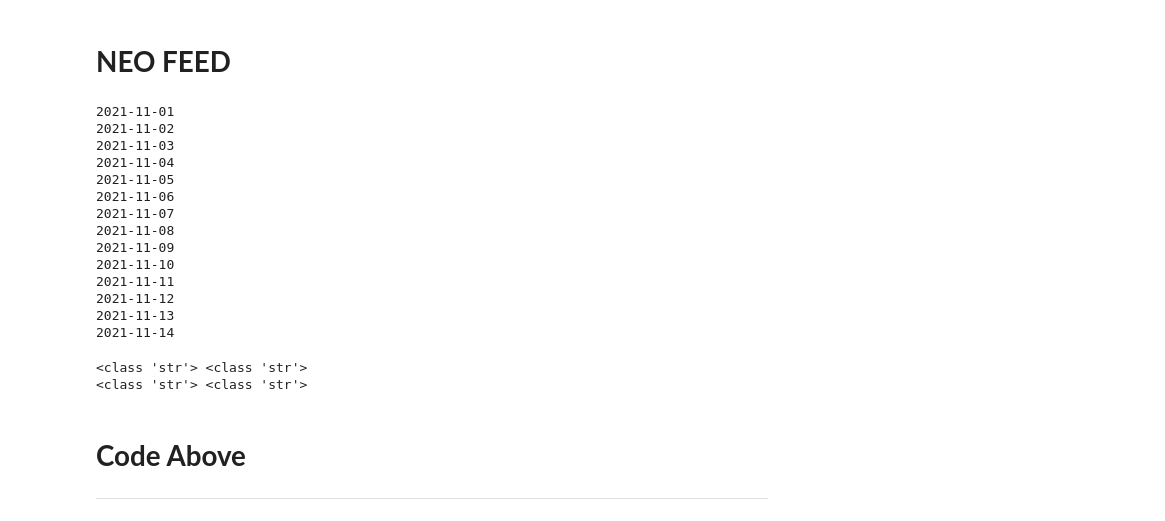
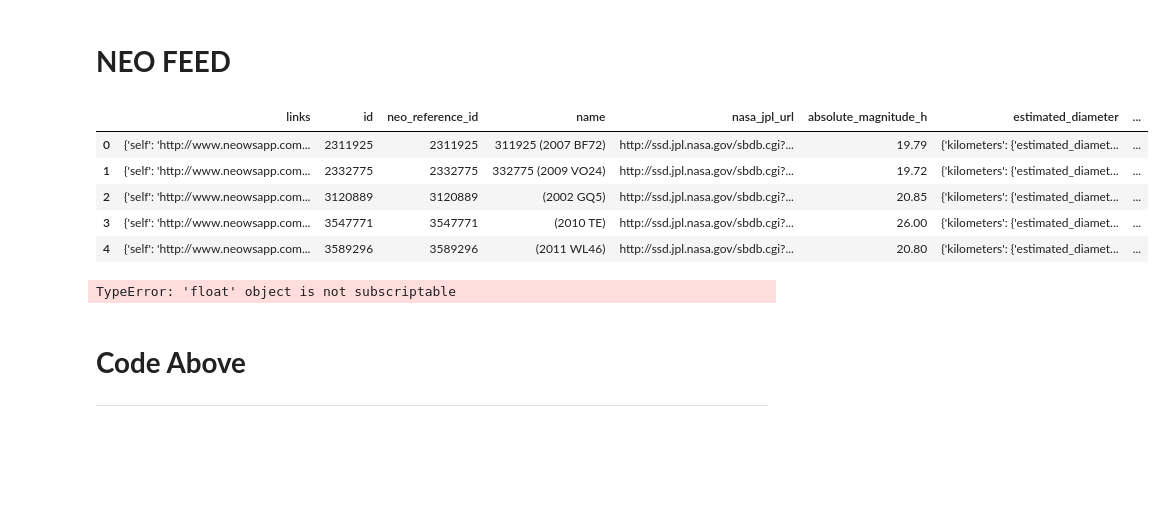
Before and after one commit to kashishverma10/neo_classification, a Jupyter notebook: NASA.ipynb, the cells around one changed output. Cells and saved outputs as stored; diff of their text form; code cells hidden in the pictures; blank space fills up the shorter version.

Commit message:
api data collected- gitignore updated

```diff
--- a/NASA.ipynb
+++ b/NASA.ipynb
@@ -28,42 +27,53 @@ from datetime import timedelta, date
-# %%
-def daterange(start_date, end_date):
-    for n in range(int ((end_date - start_date).days)):
-        yield start_date + timedelta(n)
-
-start_date = date(2021, 11, 1)
-end_date = date(2021, 11, 7)
-for single_date in daterange(start_date, end_date):
-    print(single_date.strftime("%Y-%m-%d"))
-# %% [output]
-2021-11-01
-2021-11-02
-2021-11-03
-2021-11-04
-2021-11-05
-2021-11-06
-2021-11-07
-2021-11-08
-2021-11-09
-2021-11-10
-2021-11-11
-2021-11-12
-2021-11-13
-2021-11-14
 # %%
-start_date = date(2021, 11, 1)
-end_date = date(2021, 11, 15)
+start_date = date(2002, 10, 8)
+end_date = date(2021, 11, 30)
+
+data_list=[]
 
 for n in range(0,int ((end_date - start_date).days),7):
     new_start = start_date + timedelta(n)
+    new_end = new_start + timedelta(6)
     new_start_date=new_start.strftime("%Y-%m-%d")
-    new_end = new_start + timedelta(6)
     new_end_date = new_end.strftime("%Y-%m-%d")
 
     url = f"https://api.nasa.gov/neo/rest/v1/feed?start_date={new_start_date}&end_date={new_end_date}&api_key={apiKey}"
     response = requests.get(url).json()
+
+    for i in response["near_earth_objects"]:
+        for n in range(len(response["near_earth_objects"][i])):
+        data_list.append(response["near_earth_objects"][i][n])
-# %% [output]
-<class 'str'> <class 'str'>
-<class 'str'> <class 'str'>
+# %%
+with open("rawdata.txt", "w") as f:   #Saving the data locally as a text file to be reused
+   json.dump(data_list, f)
+# %%
+with open("rawdata.txt", "r") as f:   # Loading the data collected
+   raw = json.load(f)
+# %%
+df = pd.DataFrame(raw)
+# %%
+df.head()
+# %% [output]
+|  | links | id | neo_reference_id | name | nasa_jpl_url | absolute_magnitude_h | estimated_diameter | ... |
+| 0 | {'self': 'http://www.neowsapp.com... | 2311925 | 2311925 | 311925 (2007 BF72) | http://ssd.jpl.nasa.gov/sbdb.cgi?... | 19.79 | {'kilometers': {'estimated_diamet... | ... |
+| 1 | {'self': 'http://www.neowsapp.com... | 2332775 | 2332775 | 332775 (2009 VO24) | http://ssd.jpl.nasa.gov/sbdb.cgi?... | 19.72 | {'kilometers': {'estimated_diamet... | ... |
+| 2 | {'self': 'http://www.neowsapp.com... | 3120889 | 3120889 | (2002 GQ5) | http://ssd.jpl.nasa.gov/sbdb.cgi?... | 20.85 | {'kilometers': {'estimated_diamet... | ... |
+| 3 | {'self': 'http://www.neowsapp.com... | 3547771 | 3547771 | (2010 TE) | http://ssd.jpl.nasa.gov/sbdb.cgi?... | 26.00 | {'kilometers': {'estimated_diamet... | ... |
+| 4 | {'self': 'http://www.neowsapp.com... | 3589296 | 3589296 | (2011 WL46) | http://ssd.jpl.nasa.gov/sbdb.cgi?... | 20.80 | {'kilometers': {'estimated_diamet... | ... |
+# %%
+# Getting Data from nested dictionaries of certain columns
+df['estimated_diameter_min_km'] = df['estimated_diameter'].apply(lambda x: x['kilometers']['estimated_diameter_min'])
+
+#df['estimated_diameter_max_km'] = df['estimated_diameter'].apply(lambda x: x['kilometers']['estimated_diameter_max'])
+
+#df['close_approach_date'] = df['close_approach_data'].apply(lambda x: x[0]['close_approach_date'])
+
+#df['miss_distance_km'] = df['close_approach_data'].apply(lambda x: x[0]['miss_distance']['kilometers'])
+
+#df['relative_velocity_kmps'] = df['close_approach_data'].apply(lambda x: x[0]['relative_velocity']['kilometers_per_second'])
+
+#df['orbiting_body'] = df['close_approach_data'].apply(lambda x: x[0]['orbiting_body'])
+# %% [output]
+TypeError: 'float' object is not subscriptable
 # %% [markdown]
 # **Code Above**
 ---
```
Also changed, not shown: parts of 3 cells of this notebook, 1 other file.
